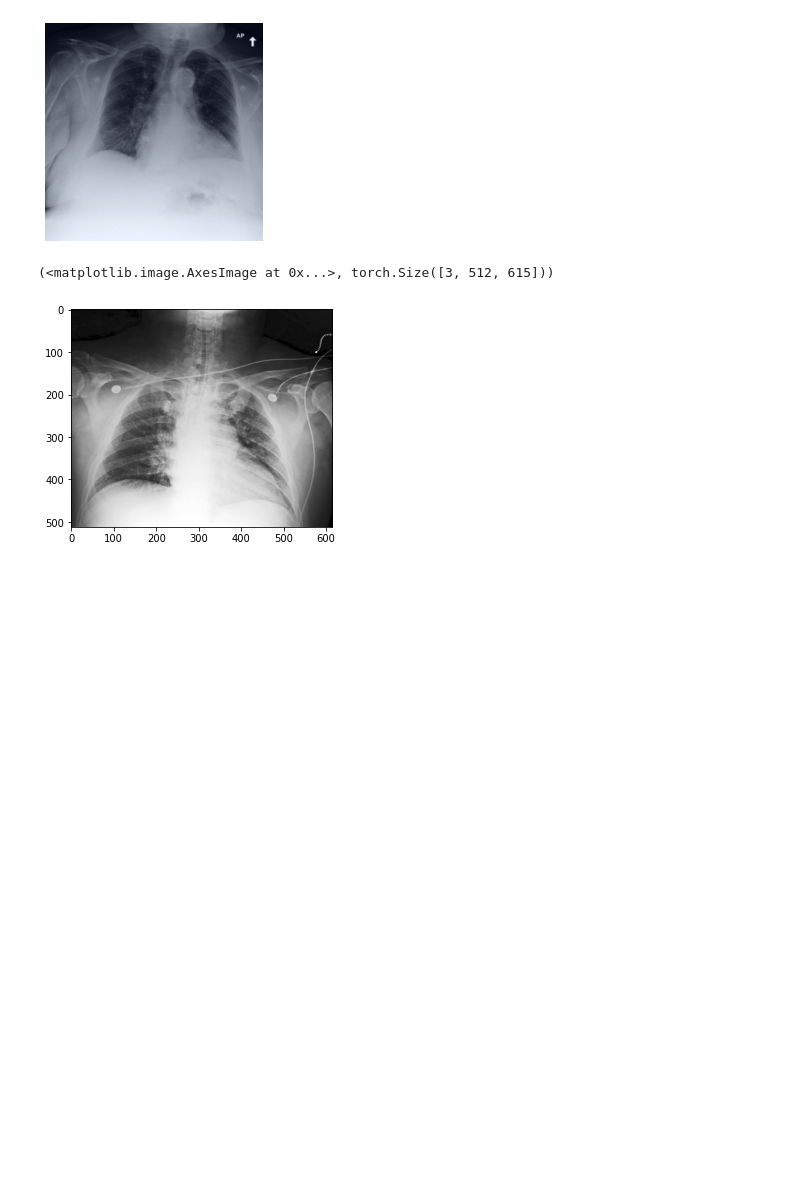
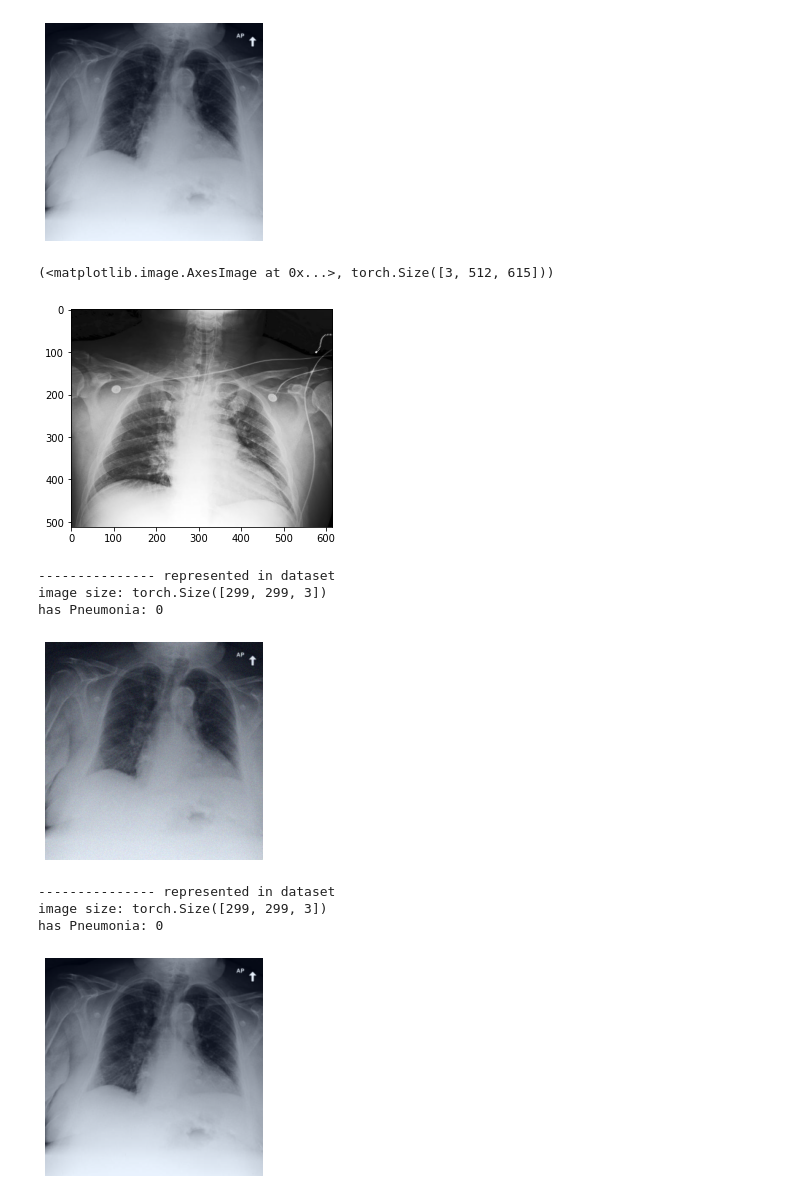
Before and after one commit to nathanwang000/ConceptCredibleModel, a Jupyter notebook: notebooks/cxr-mimic.ipynb, the cells around one changed output. Saved outputs shown, nothing was run; the diff lists cells and outputs as text; code cells hidden in the pictures; blank space fills up the shorter version.

```diff
--- a/notebooks/cxr-mimic.ipynb
+++ b/notebooks/cxr-mimic.ipynb
@@ -64,4 +64,28 @@ plt.imshow(mimic[idx]['x']), transforms.ToTensor()(mimic[idx]['x']).shape
 # %% [output]
 (<matplotlib.image.AxesImage at 0x...>, torch.Size([3, 512, 615]))
 [figure]
+# %%
+def show_noise(d, s=0.1):
+    '''d is dataset[idx]'''
+    filename = d['filename']
+
+    print('--------------- represented in dataset')
+    im, y = (d['x'] + s * torch.randn_like(d['x'])).permute(1,2,0), d['y']
+    print('image size:',  im.shape)
+    plt.imshow((im - im.min()) / (im.max() - im.min()))
+    print(f'has {d["task"]}: {y}')
+    plt.axis('off')
+    plt.show()
+
+show_noise(mimic_test[10], 0.1)
+show_data(mimic_test[10])
+# %% [output]
+--------------- represented in dataset
+image size: torch.Size([299, 299, 3])
+has Pneumonia: 0
+[figure, added]
+--------------- represented in dataset
+image size: torch.Size([299, 299, 3])
+has Pneumonia: 0
+[figure, added]
 # %%
```
Also changed, not shown: parts of 1 cell of this notebook, 3 other files.
